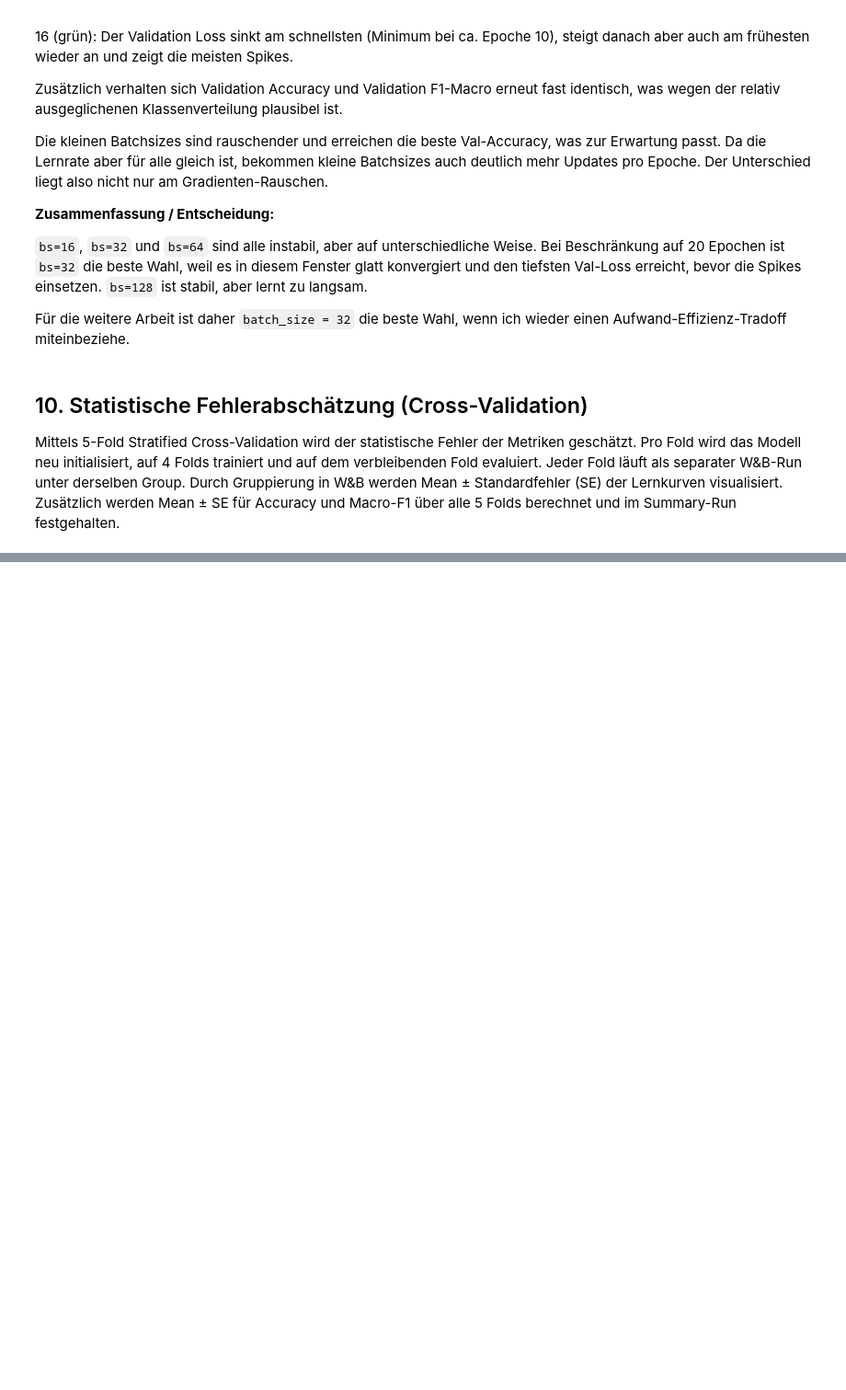
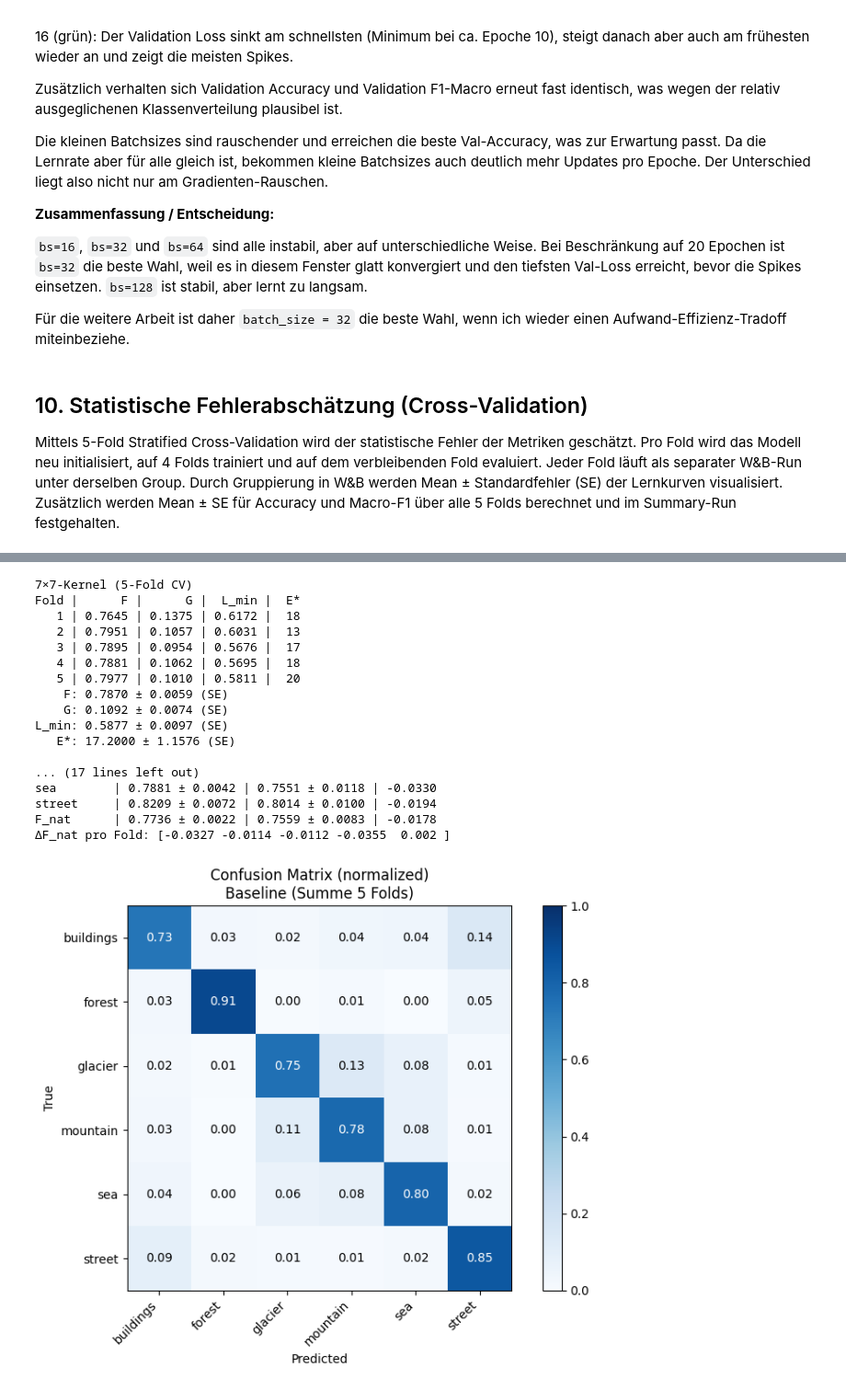
Before and after one commit to damiansze/DEL_FS26, a Jupyter notebook: DEL_MC.ipynb, the cells around one changed output, grey strips where cells are left out. Shown at 92% size. Drawn from its saved outputs; the diff is of its cells as text; code cells hidden in the pictures; blank space fills up the shorter version.

```diff
--- a/DEL_MC.ipynb
+++ b/DEL_MC.ipynb
@@ -912,0 +1438,29 @@ Die geringe Streuung über alle Folds zeigt, dass das Ergebnis nicht von der spe
+# %%
+H3_CV_RUNS = ['svd5uu14', 'jne77zis', 'mijiqw20', 'ueld446p', '30fz51rj']
+
+h3_cv = load_cv_metrics(H3_CV_RUNS)
+print_cv_metrics(h3_cv, "7×7-Kernel (5-Fold CV)")
+print()
+compare_cv(baseline_cv, h3_cv, "7x7")
+print()
+h3_class = load_cv_class_metrics(H3_CV_RUNS)
+compare_class_metrics(baseline_class, h3_class, "7x7")
+# %% [output]
+7×7-Kernel (5-Fold CV)
+Fold |      F |      G |  L_min |  E*
+   1 | 0.7645 | 0.1375 | 0.6172 |  18
+   2 | 0.7951 | 0.1057 | 0.6031 |  13
+   3 | 0.7895 | 0.0954 | 0.5676 |  17
+   4 | 0.7881 | 0.1062 | 0.5695 |  18
+   5 | 0.7977 | 0.1010 | 0.5811 |  20
+    F: 0.7870 ± 0.0059 (SE)
+    G: 0.1092 ± 0.0074 (SE)
+L_min: 0.5877 ± 0.0097 (SE)
+   E*: 17.2000 ± 1.1576 (SE)
+
+... (17 lines left out)
+sea        | 0.7881 ± 0.0042 | 0.7551 ± 0.0118 | -0.0330
+street     | 0.8209 ± 0.0072 | 0.8014 ± 0.0100 | -0.0194
+F_nat      | 0.7736 ± 0.0022 | 0.7559 ± 0.0083 | -0.0178
+ΔF_nat pro Fold: [-0.0327 -0.0114 -0.0112 -0.0355  0.002 ]
+[figure, added]
```
Also changed, not shown: parts of 57 cells of this notebook.
